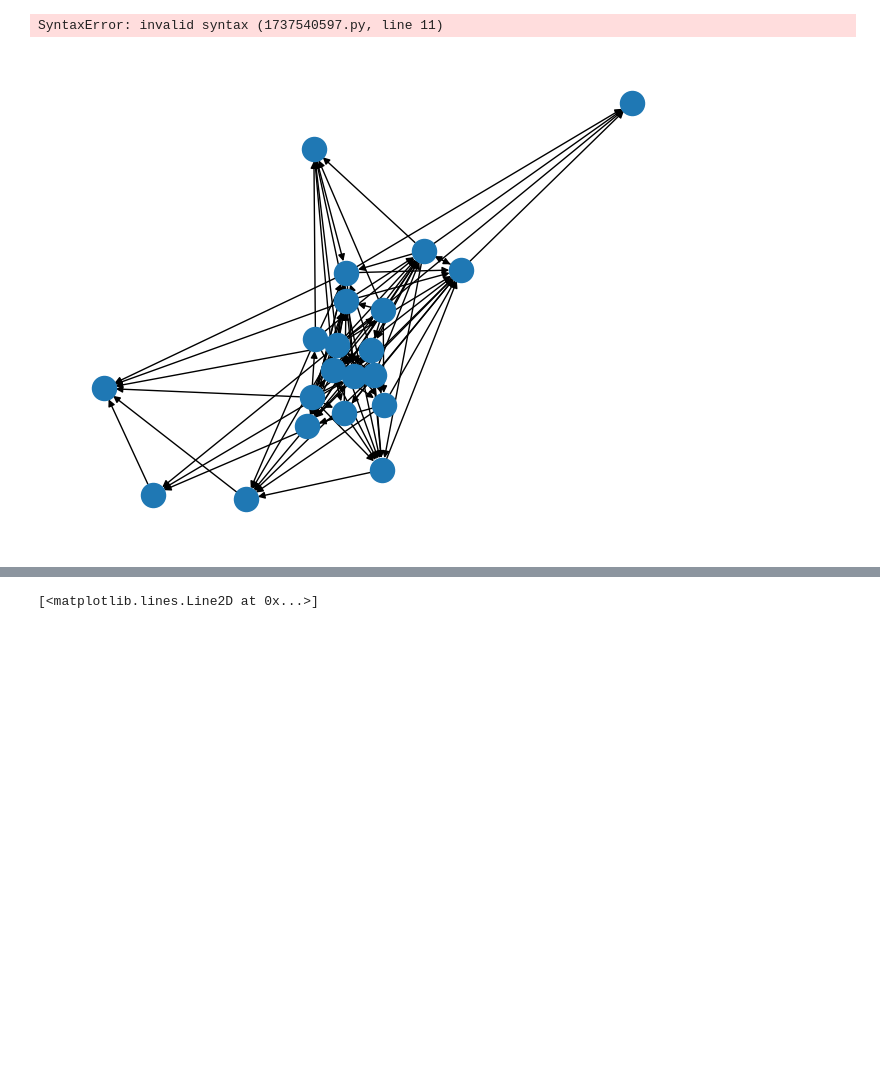
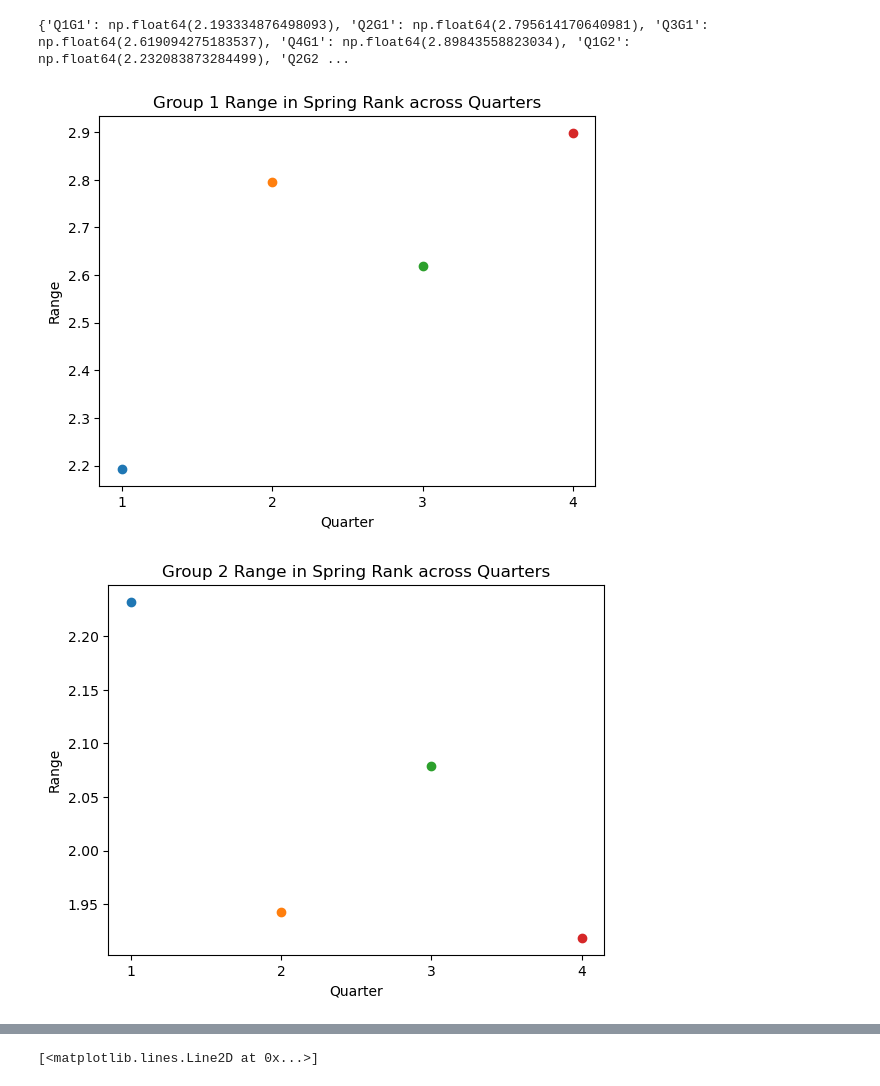
Before and after one commit to skuzminski/dominance_network_final_project, a Jupyter notebook: SpringRank.ipynb, the cells around one changed output, grey strips where cells are left out. Saved outputs shown, nothing was run; the diff lists cells and outputs as text; code cells hidden in the pictures; blank space fills up the shorter version.

Commit message:
with graphs for results

```diff
--- a/SpringRank.ipynb
+++ b/SpringRank.ipynb
@@ -26,4 +24,4 @@ df_q4_g1 = df.filter(pl.col("study.quarter") == 4).filter(pl.col("group") == "G1
 df_q4_g2 = df.filter(pl.col("study.quarter") == 4).filter(pl.col("group") == "G2")
 
 #create list / dictionary to filter by group + quarter (tuple) (this doesn't work yet)
-df_dict = {df_q1_g1, df_q1_g2, df_q2_g1, df_q2_g2, df_q3_g1, df_q3_g2, df_q4_g1, df_q4_g2}
+group_1_df_dict = {"Q1G1": df_q1_g1, "Q2G1": df_q2_g1, "Q3G1":df_q3_g1, "Q4G1":df_q4_g1, "Q1G2": df_q1_g2, "Q2G2": df_q2_g2, "Q3G2":df_q3_g2,"Q4G2":df_q4_g2}
@@ -51,20 +75,40 @@ SyntaxError: invalid syntax (2984560032.py, line 2)
-# %%
-#set up a figure we can put each quarter's network on to compare
-fig, ax = plt.subplots(2,4, figsize = (24,12))
-colors = ["red", "blue", "green", "yellow"]
-k = 1
-#draw graphs for each quarter
-for G in G_dict:
-    nx.draw(G, with_labels=True, node_size=50, node_color=colors[k], font_size=10, edge_color='gray', alpha=0.6)
-    plt.title(f"Quarter {k} Group {g}") #figure out how to label
-    plt.subplot(2,4,k) #these numbers probably aren't right - figure out how to change
-    plt.show()
-    if txt.startswith():
-        k = k+1
-# %% [output]
-SyntaxError: invalid syntax (1737540597.py, line 11)
-# %%
-nx.draw(G)
-plt.imshow(A)
-# %% [output]
-[figure, removed]
+# %%
+#calculate rank ranges
+ranges = {}
+for S in S_dict:
+    #print(S_dict[S])
+    high_rank = np.max(S_dict[S])
+    low_rank = np.min(S_dict[S])
+    range = high_rank - low_rank
+    ranges[S] = range
+print(ranges)
+# %% [output]
+{'Q1G1': np.float64(2.193334876498093), 'Q2G1': np.float64(2.795614170640981), 'Q3G1': np.float64(2.619094275183537), 'Q4G1': np.float64(2.89843558823034), 'Q1G2': np.float64(2.232083873284499), 'Q2G2 ...
+# %%
+#plot ranges of Spring Rank over time
+quarter_names = sorted(S_dict.keys())
+group_1 = [name for name in quarter_names if name.endswith("G1")]
+group_2 = [name for name in quarter_names if name.endswith("G2")]
+#plot rank ranges
+k = 1
+for name in group_1:
+    plt.scatter(k,ranges[name])
+    k = k + 1
+    plt.title("Group 1 Range in Spring Rank across Quarters")
+    plt.xticks([1,2,3,4])
+    plt.xlabel("Quarter")
+    plt.ylabel("Range")
+
+plt.show()
+k = 1
+for name in group_2:
+    plt.scatter(k, ranges[name])
+    k = k + 1
+    plt.title("Group 2 Range in Spring Rank across Quarters")
+    plt.xticks([1,2,3,4])
+    plt.xlabel("Quarter")
+    plt.ylabel("Range")
+plt.show()
+# %% [output]
+[figure, added]
+[figure, added]
```
Also changed, not shown: parts of 20 cells of this notebook, 19 other files.
